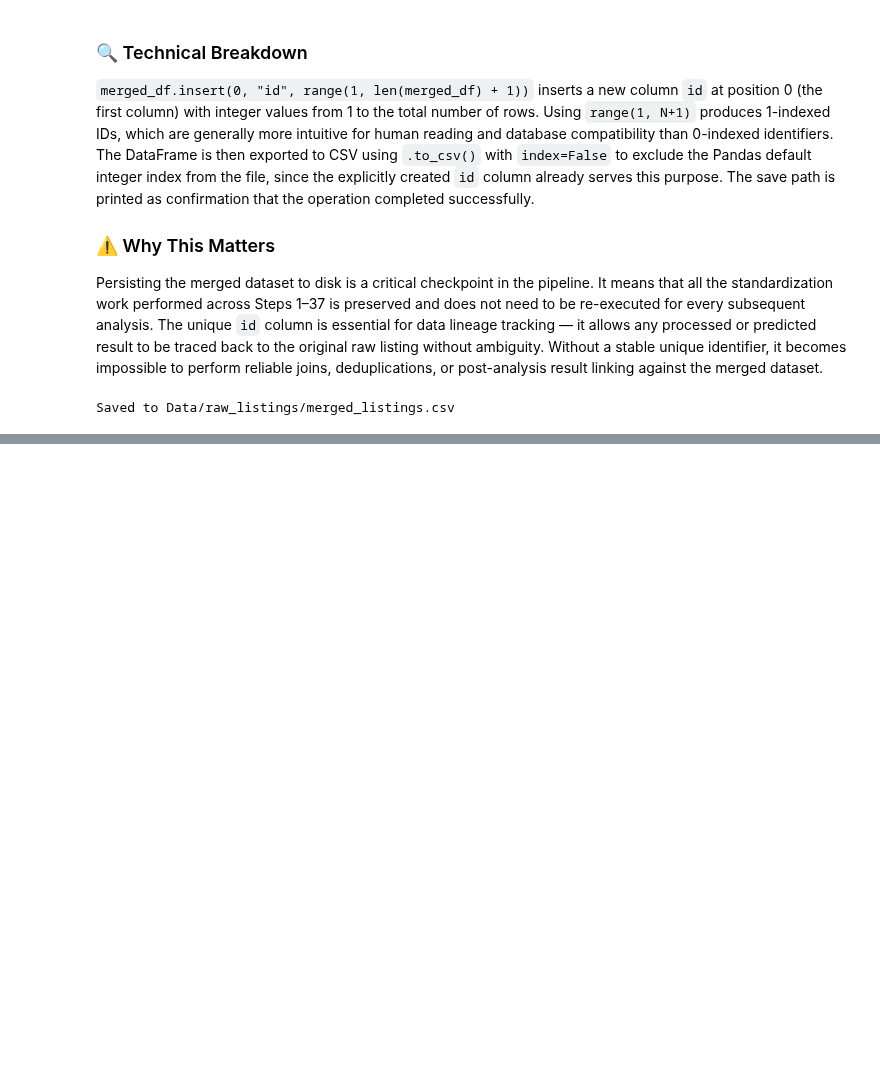
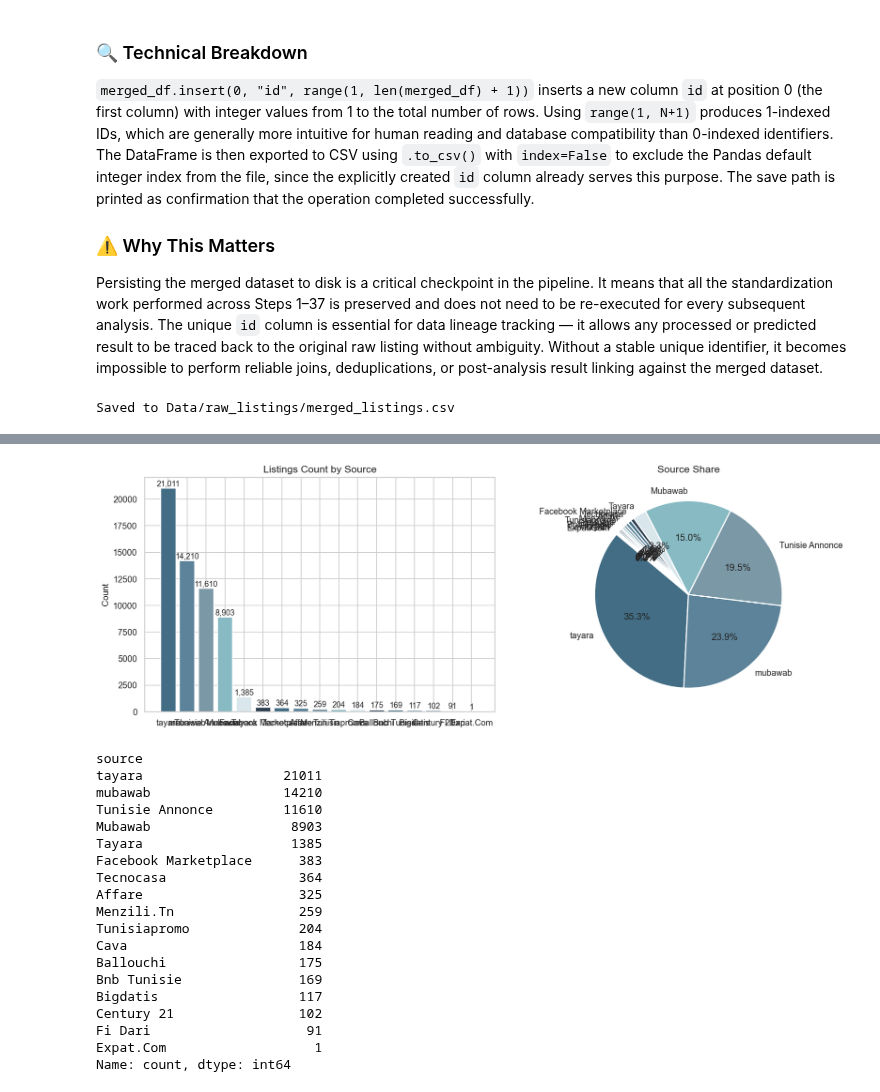
Before and after one commit to InesBenDhifallah/-Esprit-PIDS-4DS6--2026-LensEstate, a Jupyter notebook: LensEstate_updated.ipynb, the cells around one changed output, grey strips where cells are left out. Drawn from its saved outputs; the diff is of its cells as text; code cells hidden in the pictures; blank space fills up the shorter version.

```diff
--- a/LensEstate_updated.ipynb
+++ b/LensEstate_updated.ipynb
@@ -2109,0 +2561,46 @@ Saved to Data/raw_listings/merged_listings.csv
+# %%
+# Source distribution
+source_counts = df["source"].value_counts()
+
+fig, axes = plt.subplots(1, 2, figsize=(14, 5))
+
+# Bar
+axes[0].bar(source_counts.index, source_counts.values,
+            color=PALETTE[:len(source_counts)])
+axes[0].set_title("Listings Count by Source")
+axes[0].set_ylabel("Count")
+for i, v in enumerate(source_counts.values):
+    axes[0].text(i, v + 200, f"{v:,}", ha="center", fontsize=10)
+
+# Pie
+axes[1].pie(source_counts.values, labels=source_counts.index,
+            colors=PALETTE[:len(source_counts)],
+            autopct="%1.1f%%", startangle=140,
+            wedgeprops={"edgecolor": "white", "linewidth": 1.5})
+axes[1].set_title("Source Share")
+
+plt.tight_layout()
+plt.savefig("Data/eda_source_distribution.png", bbox_inches="tight")
+plt.show()
+print(source_counts)
+# %% [output]
+[figure, added]
+source
+tayara                  21011
+mubawab                 14210
+Tunisie Annonce         11610
+Mubawab                  8903
+Tayara                   1385
+Facebook Marketplace      383
+Tecnocasa                 364
+Affare                    325
+Menzili.Tn                259
+Tunisiapromo              204
+Cava                      184
+Ballouchi                 175
+Bnb Tunisie               169
+Bigdatis                  117
+Century 21                102
+Fi Dari                    91
+Expat.Com                   1
+Name: count, dtype: int64
```
Also changed, not shown: parts of 43 cells of this notebook.
